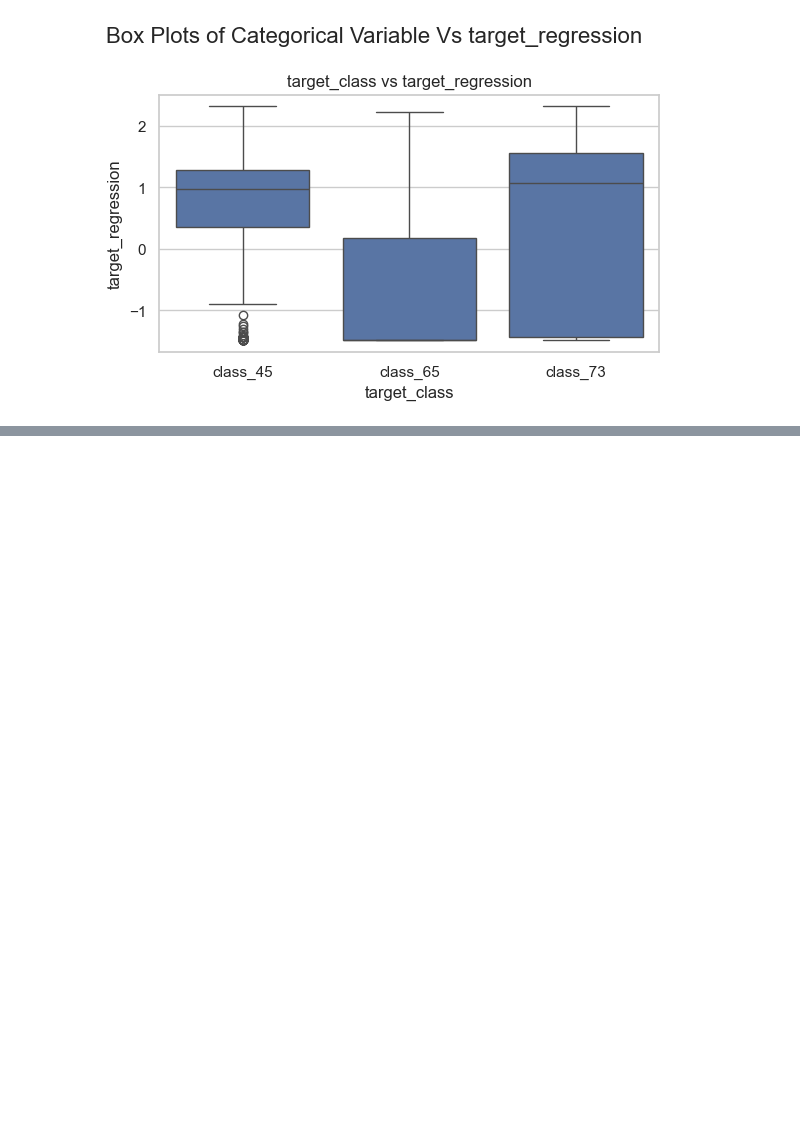
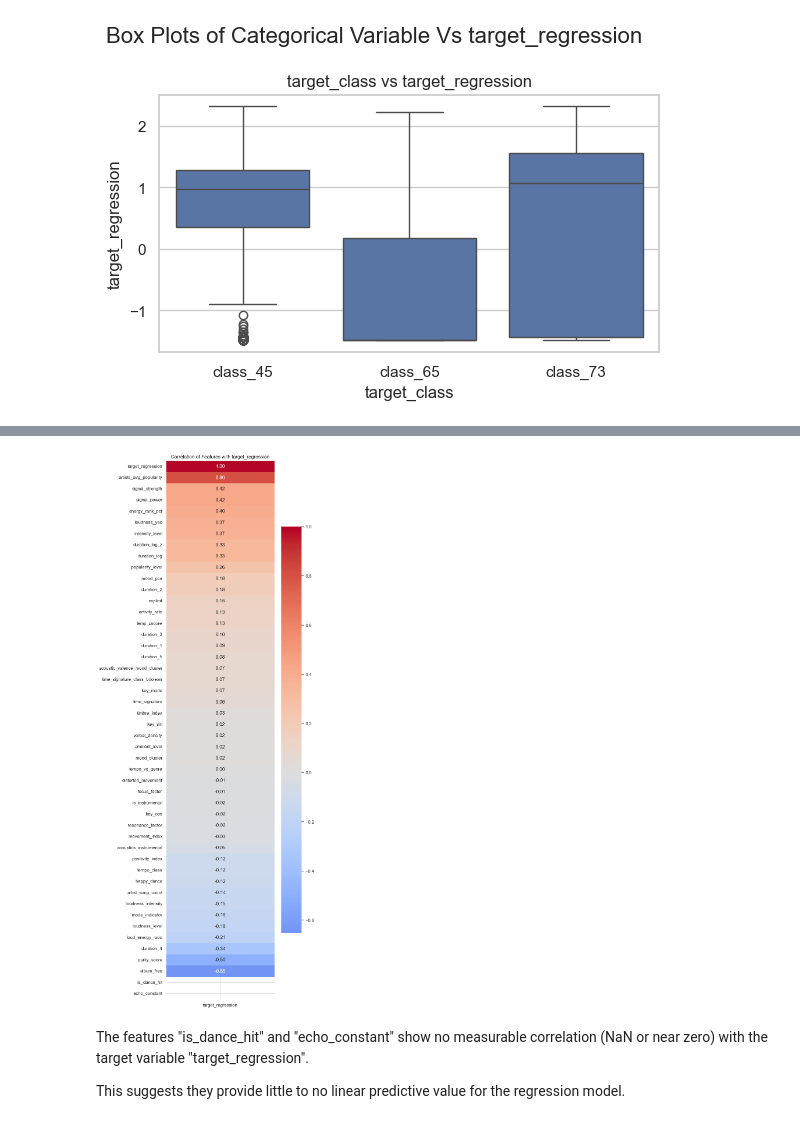
Before and after one commit to EnMiaoYe/APRAU_DEN_C_1211905_1211613_1030058, a Jupyter notebook: src/main.ipynb, the cells around one changed output, grey strips where cells are left out. Saved outputs shown, nothing was run; the diff lists cells and outputs as text; code cells hidden in the pictures; blank space fills up the shorter version.

```diff
--- a/src/main.ipynb
+++ b/src/main.ipynb
@@ -220,3 +186,24 @@ plt.tight_layout()
 plt.show()
 # %% [output]
 [figure]
+# %%
+df_numerical = df.select_dtypes(include=['number'])
+
+# Compute correlation matrix
+corr_matrix = df_numerical.corr().abs()  # absolute values to catch both positive and negative correlations
+
+# Unstack and filter upper triangle only
+upper_triangle = corr_matrix.where(np.triu(np.ones(corr_matrix.shape), k=1).astype(bool))
+
+# List pairs above a threshold
+threshold = 0.8
+high_corr_pairs = (
+    upper_triangle.stack()
+    .reset_index()
+    .rename(columns={'level_0': 'Feature 1', 'level_1': 'Feature 2', 0: 'Correlation'})
+    .query(f'Correlation > {threshold}')
+    .sort_values(by='Correlation', ascending=False)
+)
+
+print("Highly correlated feature pairs (|r| > 0.8):")
+print(high_corr_pairs)
@@ -222,0 +238,16 @@ plt.show()
+# %%
+# Compute correlation of all columns with target
+target_corr = df_numerical.corr()[['target_regression']].sort_values(by='target_regression', ascending=False)
+
+# Plot as a heatmap
+plt.figure(figsize=(6, len(target_corr) * 0.5))  # adjust height for many features
+sns.heatmap(target_corr, annot=True, cmap="coolwarm", center=0, fmt=".2f")
+plt.title("Correlation of Features with target_regression")
+plt.show()
+# %% [output]
+[figure, added]
+# %% [markdown]
+The features "is_dance_hit" and "echo_constant" show no measurable correlation (NaN or near zero)
+ with the target variable "target_regression".
+
+ This suggests they provide little to no linear predictive value for the regression model.
```
Also changed, not shown: parts of 4 cells of this notebook, 3 other files.
